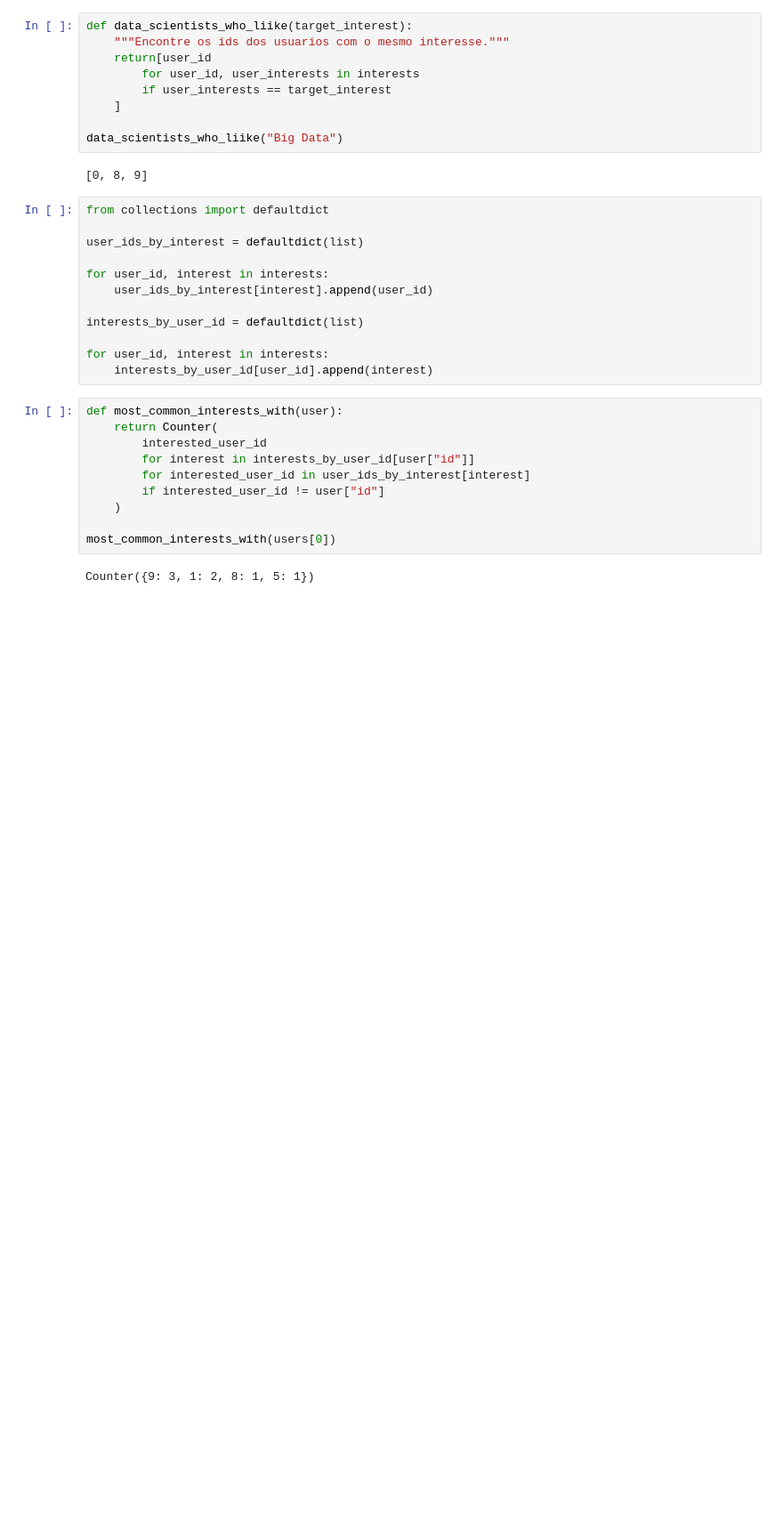
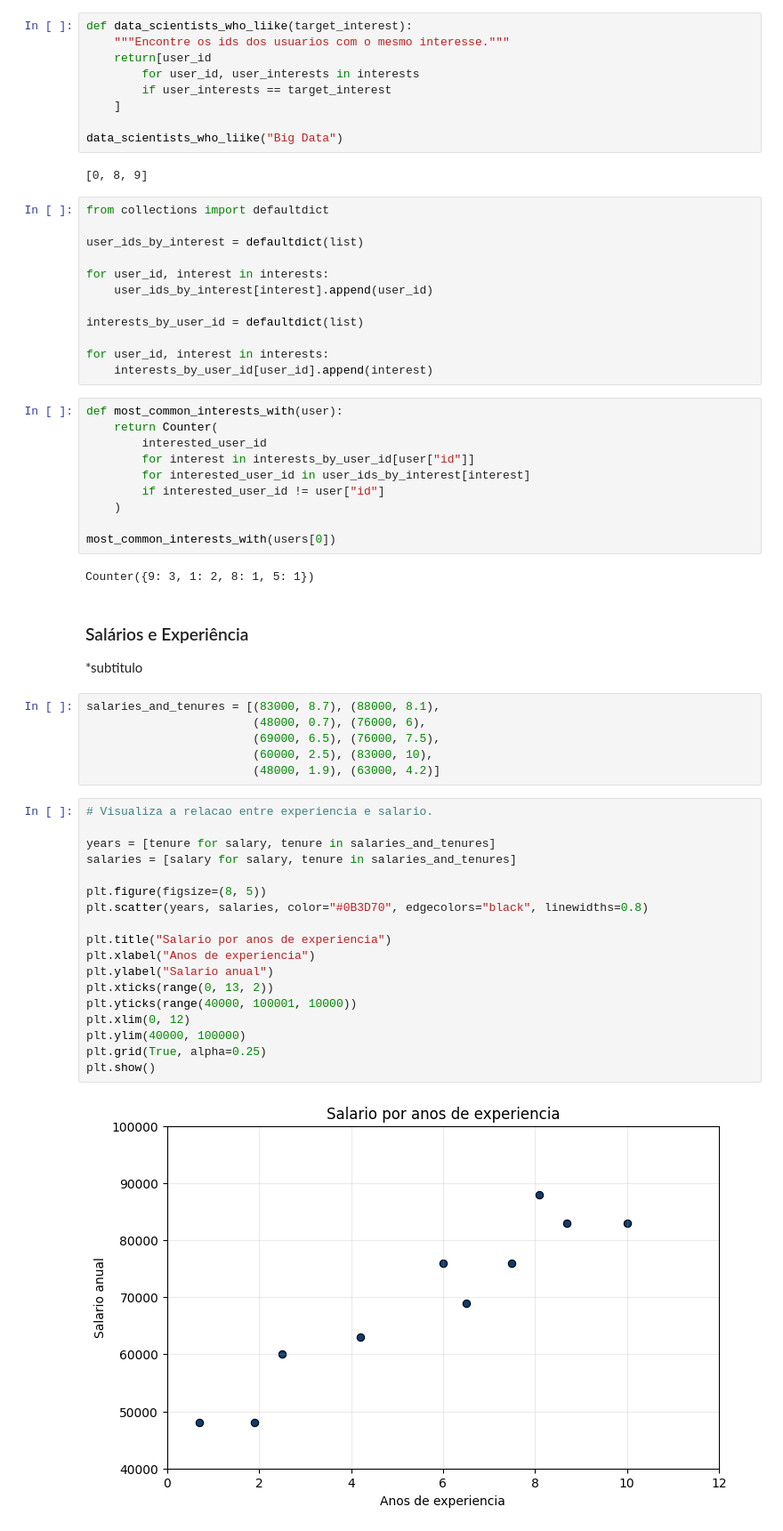
Before and after one commit to JorgRibeiro/data-science-do-zero, a Jupyter notebook: capitulos/01-introducao/cap_1.ipynb, the cells around one changed output. Shown at 89% size. Saved outputs shown, nothing was run; the diff lists cells and outputs as text; blank space fills up the shorter version.

Commit message:
feat: implementado o topico Salarios e Experiencia

```diff
--- a/capitulos/01-introducao/cap_1.ipynb
+++ b/capitulos/01-introducao/cap_1.ipynb
@@ -218,3 +218,33 @@ def most_common_interests_with(user):
 most_common_interests_with(users[0])
 # %% [output]
 Counter({9: 3, 1: 2, 8: 1, 5: 1})
+# %% [markdown]
+### Salários e Experiência
+
+*subtitulo
+# %%
+salaries_and_tenures = [(83000, 8.7), (88000, 8.1),
+                        (48000, 0.7), (76000, 6),
+                        (69000, 6.5), (76000, 7.5),
+                        (60000, 2.5), (83000, 10),
+                        (48000, 1.9), (63000, 4.2)]
+# %%
+# Visualiza a relacao entre experiencia e salario.
+
+years = [tenure for salary, tenure in salaries_and_tenures]
+salaries = [salary for salary, tenure in salaries_and_tenures]
+
+plt.figure(figsize=(8, 5))
+plt.scatter(years, salaries, color="#0B3D70", edgecolors="black", linewidths=0.8)
+
+plt.title("Salario por anos de experiencia")
+plt.xlabel("Anos de experiencia")
+plt.ylabel("Salario anual")
+plt.xticks(range(0, 13, 2))
+plt.yticks(range(40000, 100001, 10000))
+plt.xlim(0, 12)
+plt.ylim(40000, 100000)
+plt.grid(True, alpha=0.25)
+plt.show()
+# %% [output]
+[figure, added]
```
Also changed, not shown: parts of 4 cells of this notebook.
